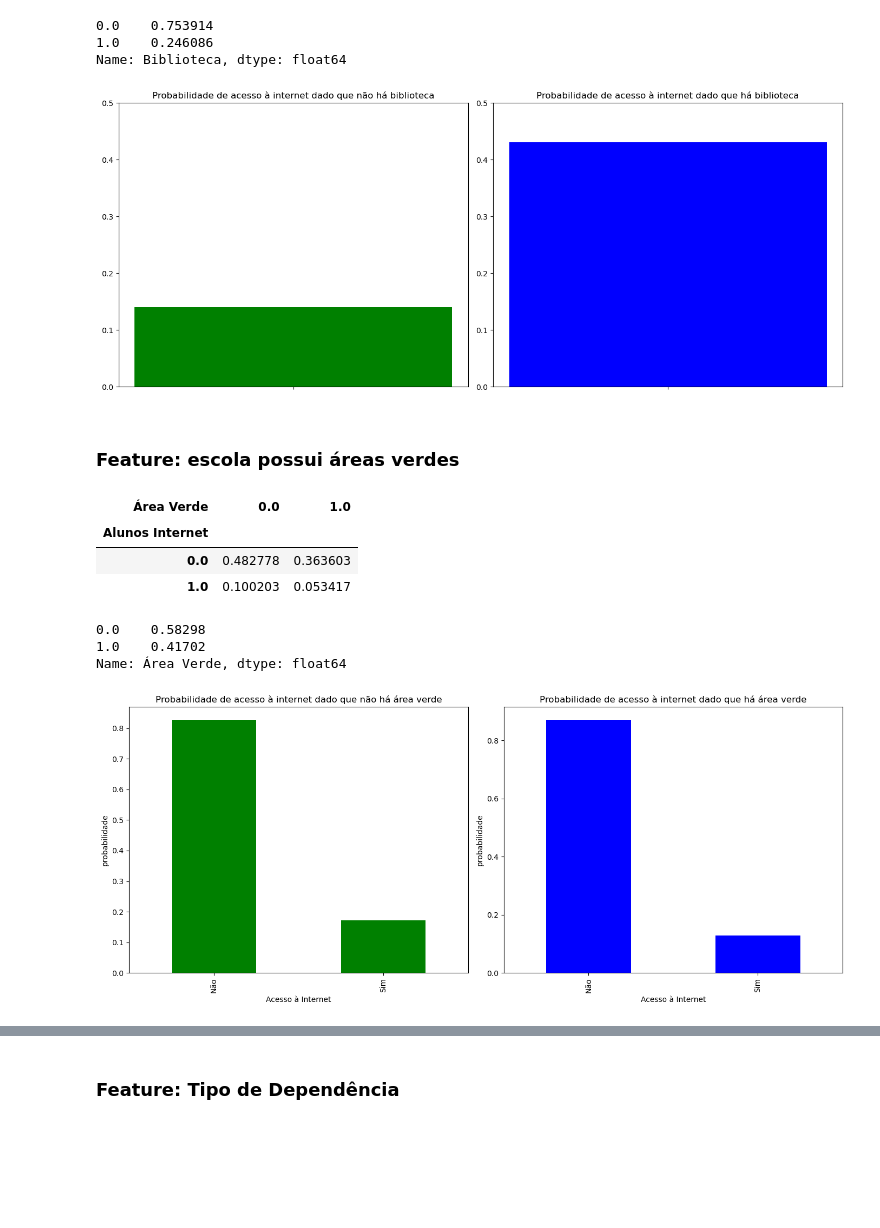
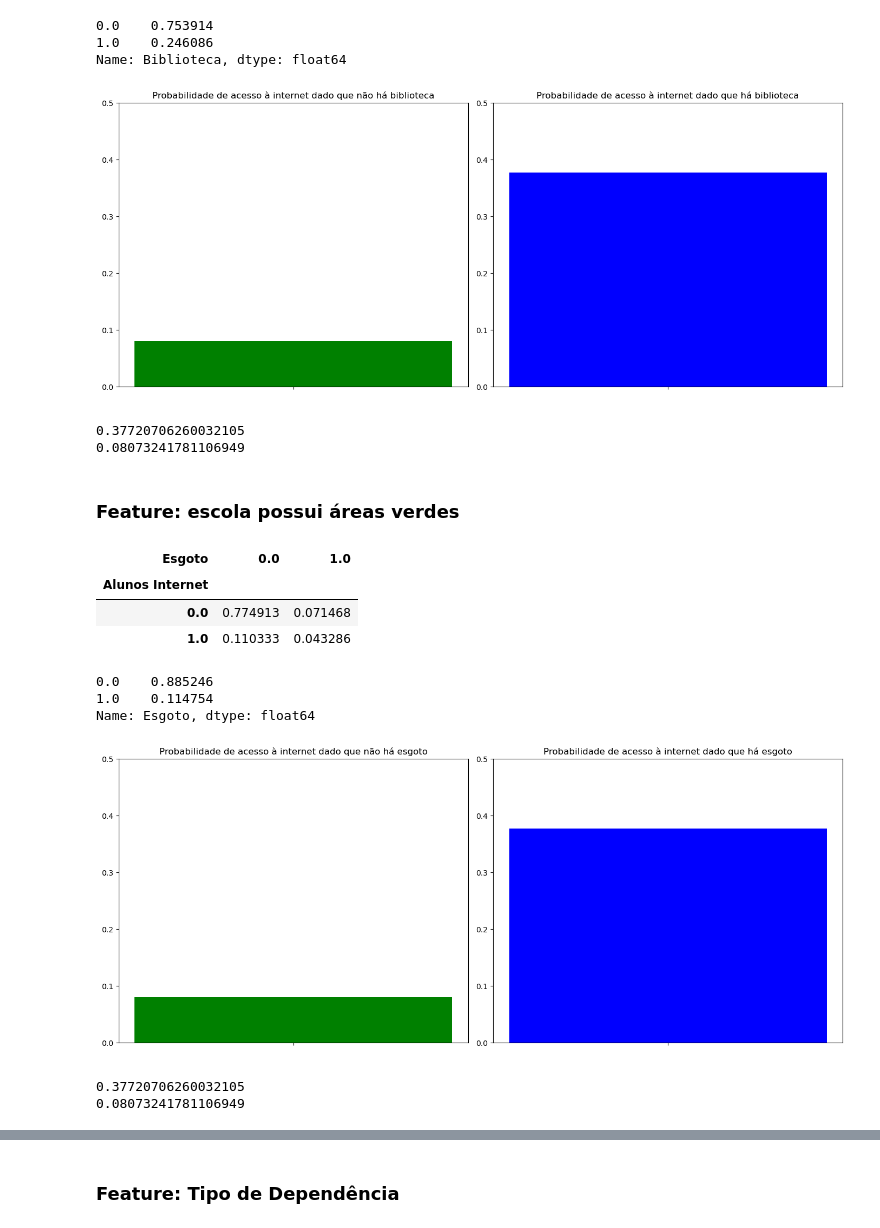
Before and after one commit to joaolindenberg/P2_CEDA2, a Jupyter notebook: main.ipynb, the cells around one changed output, grey strips where cells are left out. Cells and saved outputs as stored; diff of their text form; code cells hidden in the pictures; blank space fills up the shorter version.

```diff
--- a/main.ipynb
+++ b/main.ipynb
@@ -176,14 +176,14 @@ Legenda:
 </h3>
 # %%
 # SELECIONANDO SOMENTE AS COLUNAS QUE QUEREMOS
-colunas_selecionadas = ['IN_INTERNET_ALUNOS','NO_UF', 'IN_AREA_VERDE', 'IN_AGUA_FILTRADA', 'IN_BIBLIOTECA', 'TP_LOCALIZACAO', 'QT_FUNCIONARIOS','TP_DEPENDENCIA','QT_PROF_SERVICOS_GERAIS']
+colunas_selecionadas = ['IN_INTERNET_ALUNOS','NO_UF', 'IN_ESGOTO_REDE_PUBLICA', 'IN_BIBLIOTECA', 'TP_LOCALIZACAO','TP_DEPENDENCIA','QT_PROF_SERVICOS_GERAIS']
 df_projeto = dados_filtrados[colunas_selecionadas]
 
 # RENOMEANDO AS COLUNAS
 df_projeto = df_projeto.rename(columns={
     'IN_INTERNET_ALUNOS':'Alunos Internet',
     'NO_UF':'Estado',
-    'IN_AREA_VERDE':'Área Verde',
+    'IN_ESGOTO_REDE_PUBLICA':'Esgoto',
     'IN_BIBLIOTECA':'Biblioteca',
     'TP_LOCALIZACAO':'Urbano ou Rural',
     'TP_DEPENDENCIA':'Dependencia',
@@ -309,20 +309,18 @@ df_projeto['Biblioteca'].value_counts(normalize=True)
 Name: Biblioteca, dtype: float64
 # %%
 p_biblioteca = cross_table_biblioteca[1].sum()
+p_sem_biblioteca = 1-p_biblioteca
 
 # Plote histogramas separados para cada condição de "Biblioteca"
 fig, axes = plt.subplots(nrows=1, ncols=2, figsize=(14, 6))
 
-# Mapeamento de valores para substituição nos rótulos
-value_mapping = {0: 'Não', 1: 'Sim'}
-
 # Histograma para Biblioteca = não
-p_internet_dado_sem_biblioteca = cross_table_biblioteca.loc[0].loc[1]  # Apenas a célula correspondente ao valor "Sim"
+p_internet_dado_sem_biblioteca = cross_table_biblioteca.loc[0, 1] / p_sem_biblioteca  # Dividindo pela probabilidade marginal
 axes[0].bar(' ', p_internet_dado_sem_biblioteca, color='green')
 axes[0].set_title('Probabilidade de acesso à internet dado que não há biblioteca')
 
 # Histograma para Biblioteca = sim
-p_internet_dado_com_biblioteca = cross_table_biblioteca.loc[1].loc[1] / p_biblioteca  # Apenas a célula correspondente ao valor "Sim"
+p_internet_dado_com_biblioteca = cross_table_biblioteca.loc[1, 1] / p_biblioteca  # Dividindo pela probabilidade marginal
 axes[1].bar(' ', p_internet_dado_com_biblioteca, color='blue')
 axes[1].set_title('Probabilidade de acesso à internet dado que há biblioteca')
 
@@ -333,49 +331,49 @@ axes[1].set_ylim(0, 0.5)
 plt.tight_layout()
 plt.show()
 # %% [output]
-[figure, old version]
+[figure, new version]
+0.37720706260032105
+0.08073241781106949
 # %% [markdown]
 ### Feature: escola possui áreas verdes
 # %%
-cross_table_area_verde = pd.crosstab(df_projeto['Alunos Internet'], df_projeto['Área Verde'],normalize=True)
-cross_table_area_verde
+cross_table_esgoto = pd.crosstab(df_projeto['Alunos Internet'], df_projeto['Esgoto'],normalize=True)
+cross_table_esgoto
 # %% [output]
-| Área Verde | 0.0 | 1.0 |
+| Esgoto | 0.0 | 1.0 |
 | Alunos Internet |  |  |
-| 0.0 | 0.482778 | 0.363603 |
-| 1.0 | 0.100203 | 0.053417 |
+| 0.0 | 0.774913 | 0.071468 |
+| 1.0 | 0.110333 | 0.043286 |
 # %%
-df_projeto['Área Verde'].value_counts(normalize=True)
+df_projeto['Esgoto'].value_counts(normalize=True)
 # %% [output]
-0.0    0.58298
-1.0    0.41702
-Name: Área Verde, dtype: float64
+0.0    0.885246
+1.0    0.114754
+Name: Esgoto, dtype: float64
 # %%
-p_area_verde = cross_table_area_verde[1].sum()
+p_esgoto = cross_table_esgoto[1].sum()
+p_sem_esgoto = 1-p_esgoto
 
-# Plote histogramas separados para cada condição de "Área verde"
+# Plote histogramas separados para cada condição de "Esgoto"
 fig, axes = plt.subplots(nrows=1, ncols=2, figsize=(14, 6))
 
-# Mapeamento de valores para substituição nos rótulos
-value_mapping = {0: 'Não', 1: 'Sim'}
+# Histograma para esgoto = não
+p_internet_dado_sem_esgoto = cross_table_esgoto.loc[0, 1] / p_sem_esgoto  # Dividindo pela probabilidade marginal
+axes[0].bar(' ', p_internet_dado_sem_esgoto, color='green')
+axes[0].set_title('Probabilidade de acesso à internet dado que não há esgoto')
 
-# Histograma para Área verde = não
-p_internet_dado_sem_area_verde = cross_table_area_verde[0] / cross_table_area_verde[0].sum()
-p_internet_dado_sem_area_verde.index = p_internet_dado_sem_area_verde.index.map(value_mapping)
-p_internet_dado_sem_area_verde.plot(kind='bar', ax=axes[0], color='green')
-axes[0].set_title('Probabilidade de acesso à internet dado que não há área verde')
-axes[0].set_xlabel('Acesso à Internet')
-axes[0].set_ylabel('probabilidade')
+# Histograma para esgoto = sim
+p_internet_dado_com_esgoto = cross_table_esgoto.loc[1, 1] / p_esgoto  # Dividindo pela probabilidade marginal
+axes[1].bar(' ', p_internet_dado_com_esgoto, color='blue')
+axes[1].set_title('Probabilidade de acesso à internet dado que há esgoto')
 
-# Histograma para Área verde = 1sim
-p_internet_dado_com_area_verde = cross_table_area_verde[1] / cross_table_area_verde[1].sum()
-p_internet_dado_com_area_verde.index = p_internet_dado_com_area_verde.index.map(value_mapping)
-p_internet_dado_com_area_verde.plot(kind='bar', ax=axes[1], color='blue')
-axes[1].set_title('Probabilidade de acesso à internet dado que há área verde')
-axes[1].set_xlabel('Acesso à Internet')
-axes[1].set_ylabel('probabilidade')
+# Configure a escala para ambos os gráficos usando o máximo das probabilidades
+axes[0].set_ylim(0, 0.5)
+axes[1].set_ylim(0, 0.5)
 
 plt.tight_layout()
 plt.show()
 # %% [output]
-[figure, old version]
+[figure, new version]
+0.37720706260032105
+0.08073241781106949
```
Also changed, not shown: parts of 4 cells of this notebook.
